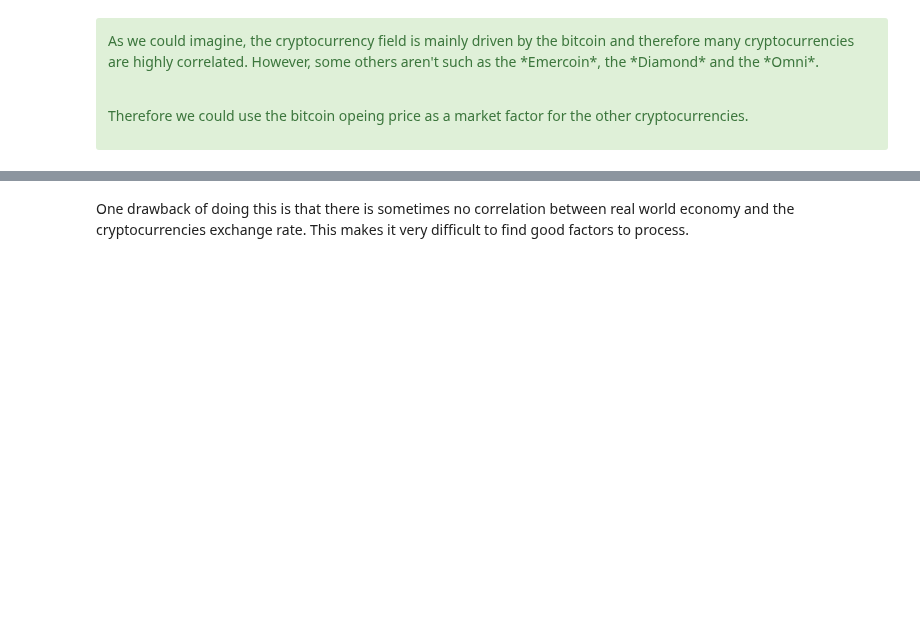
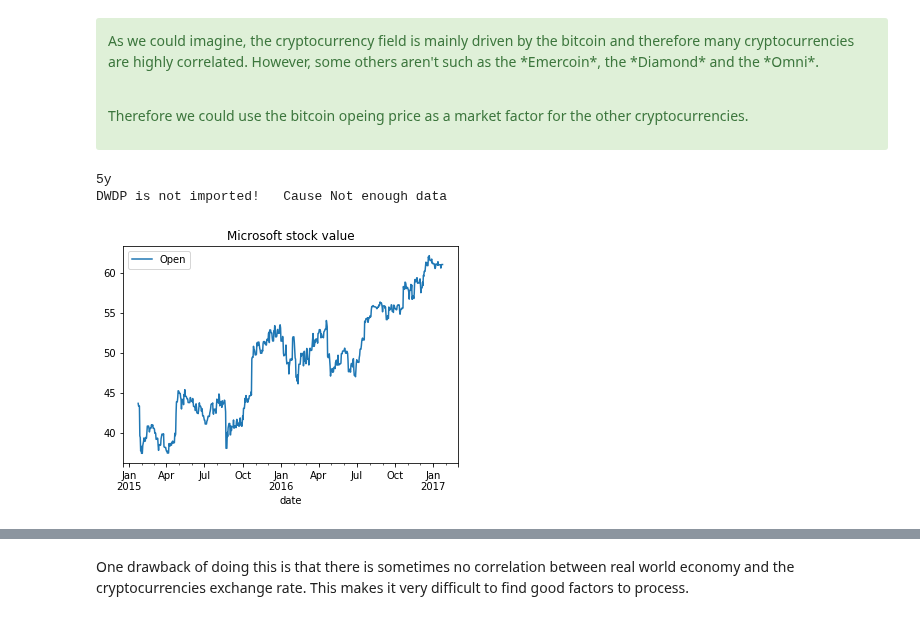
Before and after one commit to intv0id/AML_Course, a Jupyter notebook: 2-MC/MC.ipynb, the cells around one changed output, grey strips where cells are left out. Drawn from its saved outputs; the diff is of its cells as text; code cells hidden in the pictures; blank space fills up the shorter version.

```diff
--- a/2-MC/MC.ipynb
+++ b/2-MC/MC.ipynb
@@ -1869,0 +1890,33 @@ Therefore we could use the bitcoin opeing price as a market factor for the other
+# %%
+tickers = []
+
+data_source = 'iex'
+
+with open("dow_jones_symbols.csv",'r') as file:
+    tickers = file.readline().split(",")
+
+real_stocks = {}
+
+for k, v in DataReader(tickers, data_source, ds, de).items():
+    v = v[["open"]]
+    v.index = pd.to_datetime(v.index)
+    try:
+        assert v.index.dtype == 'datetime64[ns]', "Index is not datetime"
+        v = v.resample("D").mean().bfill()
+        # Removing brand new cryptocurrencies
+        assert \
+            v.index.max()-v.index.min() == timedelta(days=731), \
+            "Not enough data"
+        v.columns = ["Open"]
+        real_stocks[k] = v
+    except Exception as e:
+        print("{} is not imported!\tCause {}".format(k, e))
+# %% [output]
+5y
+DWDP is not imported!   Cause Not enough data
+# %%
+real_stocks["MSFT"].plot()
+plt.title("Microsoft stock value")
+plt.show()
+# %% [output]
+[figure, added]
```
Also changed, not shown: parts of 28 cells of this notebook, 1 other file.
